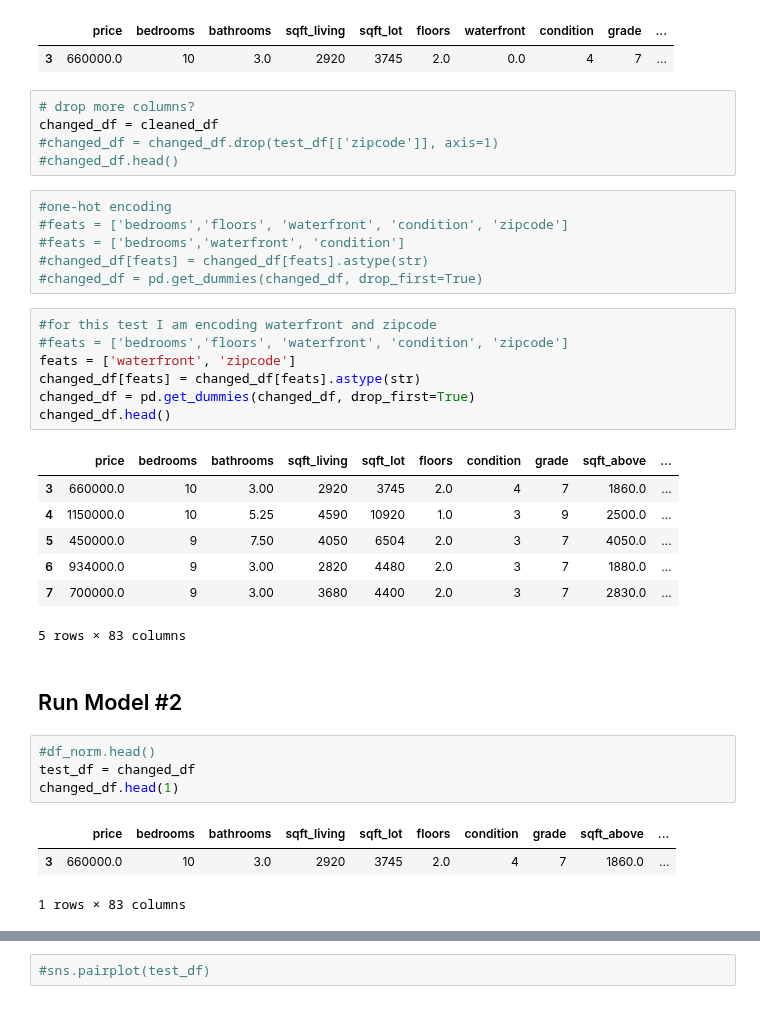
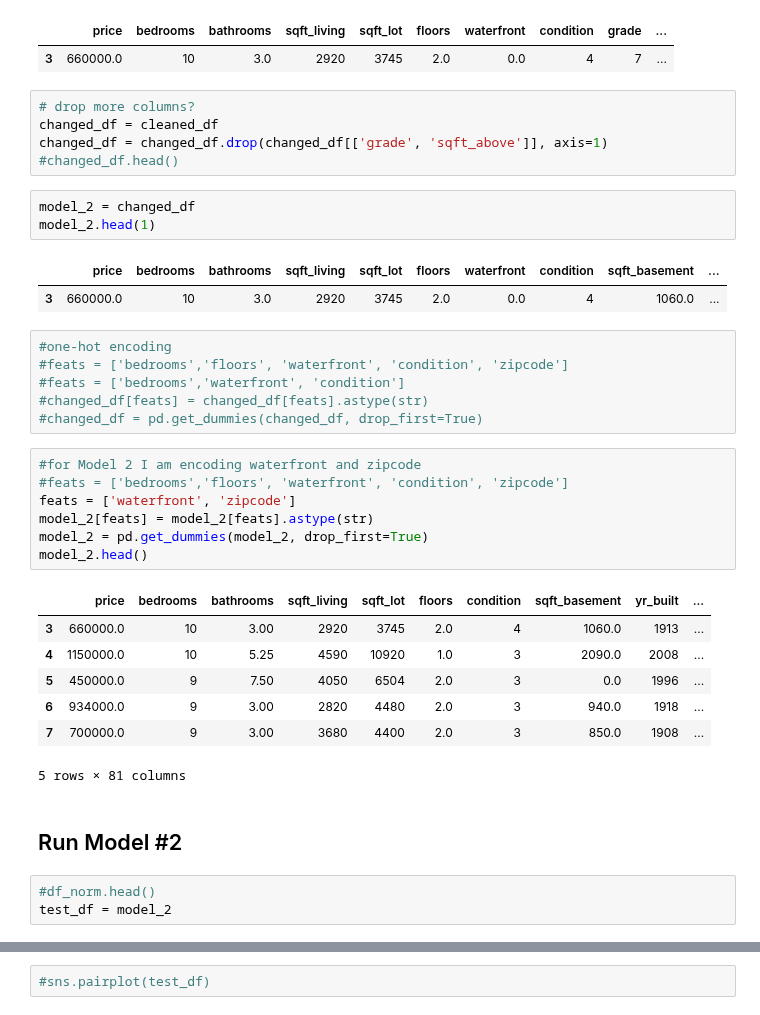
Before and after one commit to jxn628/dsc-home-price-analysis, a Jupyter notebook: student.ipynb, the cells around one changed output, grey strips where cells are left out. Cells and saved outputs as stored; diff of their text form.

```diff
--- a/student.ipynb
+++ b/student.ipynb
@@ -576,8 +591,14 @@ cleaned_df.head(1)
 # %%
 # drop more columns?
 changed_df = cleaned_df
-#changed_df = changed_df.drop(test_df[['zipcode']], axis=1)
+changed_df = changed_df.drop(changed_df[['grade', 'sqft_above']], axis=1)
 #changed_df.head()
+# %%
+model_2 = changed_df
+model_2.head(1)
+# %% [output]
+|  | price | bedrooms | bathrooms | sqft_living | sqft_lot | floors | waterfront | condition | sqft_basement | ... |
+| 3 | 660000.0 | 10 | 3.0 | 2920 | 3745 | 2.0 | 0.0 | 4 | 1060.0 | ... |
 # %%
 #one-hot encoding
 #feats = ['bedrooms','floors', 'waterfront', 'condition', 'zipcode']
@@ -585,27 +606,22 @@ changed_df = cleaned_df
 #changed_df[feats] = changed_df[feats].astype(str)
 #changed_df = pd.get_dummies(changed_df, drop_first=True)
 # %%
-#for this test I am encoding waterfront and zipcode
+#for Model 2 I am encoding waterfront and zipcode
 #feats = ['bedrooms','floors', 'waterfront', 'condition', 'zipcode']
 feats = ['waterfront', 'zipcode']
-changed_df[feats] = changed_df[feats].astype(str)
-changed_df = pd.get_dummies(changed_df, drop_first=True)
-changed_df.head()
+model_2[feats] = model_2[feats].astype(str)
+model_2 = pd.get_dummies(model_2, drop_first=True)
+model_2.head()
 # %% [output]
-|  | price | bedrooms | bathrooms | sqft_living | sqft_lot | floors | condition | grade | sqft_above | ... |
-| 3 | 660000.0 | 10 | 3.00 | 2920 | 3745 | 2.0 | 4 | 7 | 1860.0 | ... |
-| 4 | 1150000.0 | 10 | 5.25 | 4590 | 10920 | 1.0 | 3 | 9 | 2500.0 | ... |
-| 5 | 450000.0 | 9 | 7.50 | 4050 | 6504 | 2.0 | 3 | 7 | 4050.0 | ... |
-| 6 | 934000.0 | 9 | 3.00 | 2820 | 4480 | 2.0 | 3 | 7 | 1880.0 | ... |
-| 7 | 700000.0 | 9 | 3.00 | 3680 | 4400 | 2.0 | 3 | 7 | 2830.0 | ... |
+|  | price | bedrooms | bathrooms | sqft_living | sqft_lot | floors | condition | sqft_basement | yr_built | ... |
+| 3 | 660000.0 | 10 | 3.00 | 2920 | 3745 | 2.0 | 4 | 1060.0 | 1913 | ... |
+| 4 | 1150000.0 | 10 | 5.25 | 4590 | 10920 | 1.0 | 3 | 2090.0 | 2008 | ... |
+| 5 | 450000.0 | 9 | 7.50 | 4050 | 6504 | 2.0 | 3 | 0.0 | 1996 | ... |
+| 6 | 934000.0 | 9 | 3.00 | 2820 | 4480 | 2.0 | 3 | 940.0 | 1918 | ... |
+| 7 | 700000.0 | 9 | 3.00 | 3680 | 4400 | 2.0 | 3 | 850.0 | 1908 | ... |
-5 rows × 83 columns
+5 rows × 81 columns
 # %% [markdown]
 ## Run Model #2
 # %%
 #df_norm.head()
-test_df = changed_df
-changed_df.head(1)
+test_df = model_2
-# %% [output]
-|  | price | bedrooms | bathrooms | sqft_living | sqft_lot | floors | condition | grade | sqft_above | ... |
-| 3 | 660000.0 | 10 | 3.0 | 2920 | 3745 | 2.0 | 4 | 7 | 1860.0 | ... |
-1 rows × 83 columns
```
Also changed, not shown: parts of 18 cells of this notebook.
